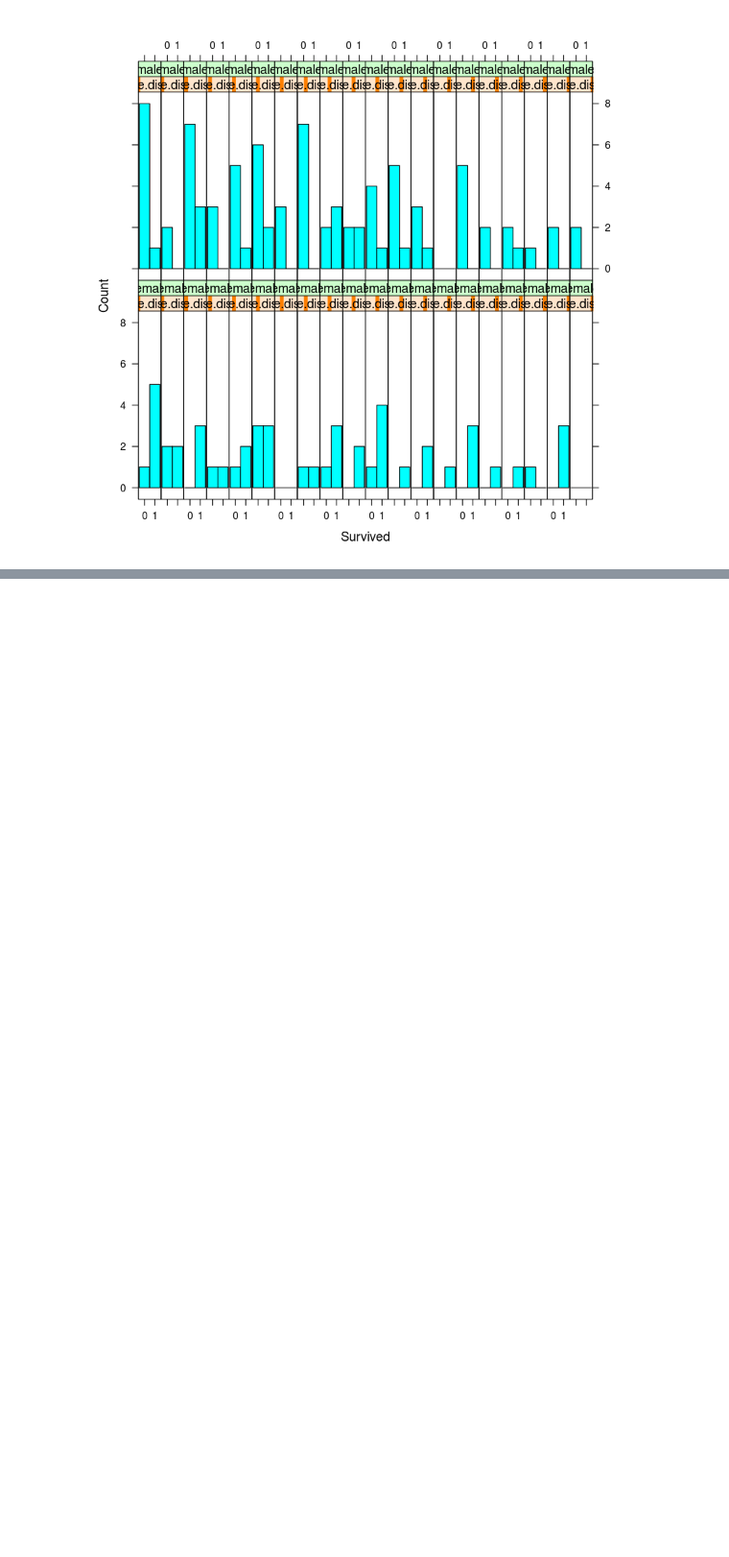
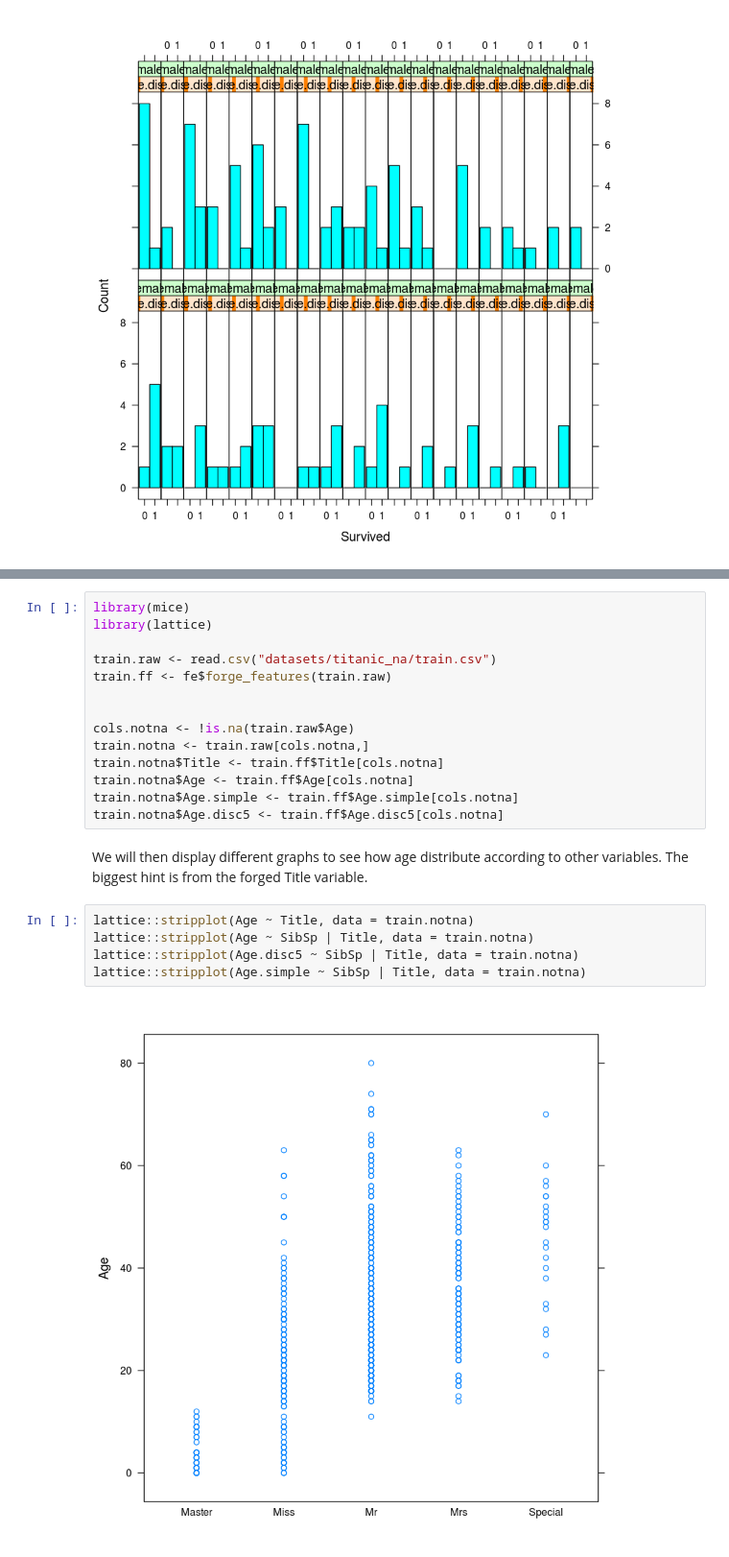
Before and after one commit to sapristi/ML, a Jupyter notebook: experiments/titanic_challenge/exploration.ipynb, the cells around one changed output, grey strips where cells are left out. Shown: that part at 96% size. Drawn from its saved outputs; the diff is of its cells as text; blank space fills up the shorter version.

```diff
--- a/experiments/titanic_challenge/exploration.ipynb
+++ b/experiments/titanic_challenge/exploration.ipynb
@@ -100,0 +130,23 @@ From what we could see, wa can modify the features in the following way :
+# %%
+library(mice)
+library(lattice)
+
+train.raw <- read.csv("datasets/titanic_na/train.csv")
+train.ff <- fe$forge_features(train.raw)
+
+
+cols.notna <- !is.na(train.raw$Age)
+train.notna <- train.raw[cols.notna,]
+train.notna$Title <- train.ff$Title[cols.notna]
+train.notna$Age <- train.ff$Age[cols.notna]
+train.notna$Age.simple <- train.ff$Age.simple[cols.notna]
+train.notna$Age.disc5 <- train.ff$Age.disc5[cols.notna]
+# %% [markdown]
+We will then display different graphs to see how age distribute according to other variables. The biggest hint is from the forged Title variable.
+# %%
+lattice::stripplot(Age ~ Title, data = train.notna)
+lattice::stripplot(Age ~ SibSp | Title, data = train.notna)
+lattice::stripplot(Age.disc5 ~ SibSp | Title, data = train.notna)
+lattice::stripplot(Age.simple ~ SibSp | Title, data = train.notna)
+# %% [output]
+[figure, added]
```
Also changed, not shown: parts of 7 cells of this notebook, 2 other files.
